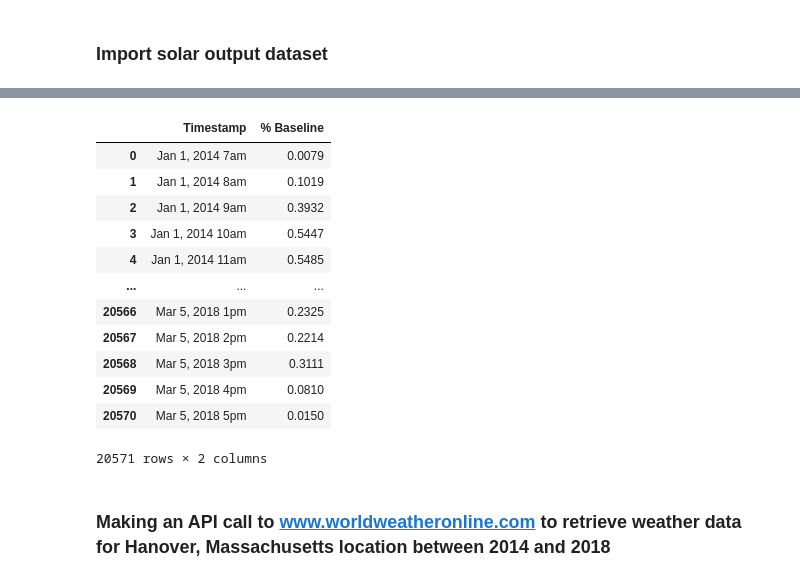
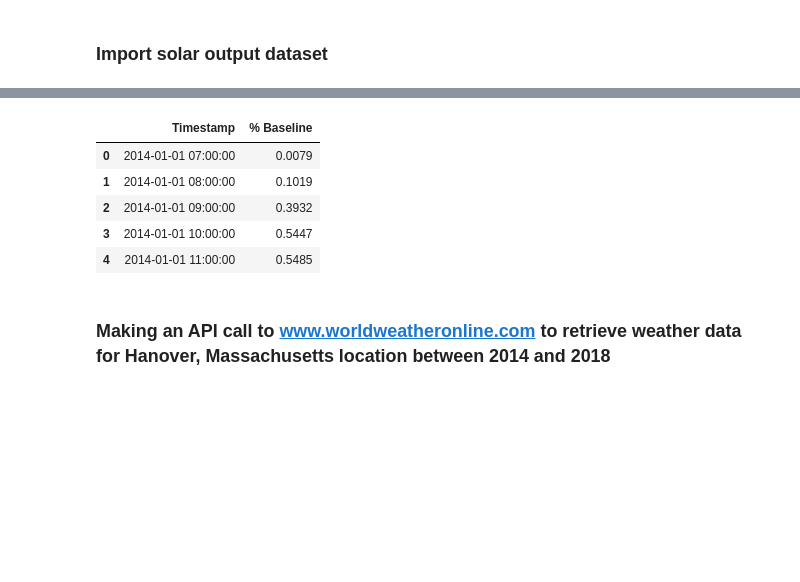
Before and after one commit to mriganv/Machine-Learning-Model-for-Solar-Energy-Forecast, a Jupyter notebook: Solar Energy Forecasting Model -Linear Regression.ipynb, the cells around one changed output, grey strips where cells are left out. Cells and saved outputs as stored; diff of their text form; code cells hidden in the pictures; blank space fills up the shorter version.

```diff
--- a/Solar Energy Forecasting Model -Linear Regression.ipynb
+++ b/Solar Energy Forecasting Model -Linear Regression.ipynb
@@ -33,21 +26,14 @@ del data['City']
 del data['County']
 del data['State']
 # %%
-data
+data.head(5)
 # %% [output]
 |  | Timestamp | % Baseline |
-| 0 | Jan 1, 2014 7am | 0.0079 |
-| 1 | Jan 1, 2014 8am | 0.1019 |
-| 2 | Jan 1, 2014 9am | 0.3932 |
-| 3 | Jan 1, 2014 10am | 0.5447 |
-| 4 | Jan 1, 2014 11am | 0.5485 |
-| ... | ... | ... |
-| 20566 | Mar 5, 2018 1pm | 0.2325 |
-| 20567 | Mar 5, 2018 2pm | 0.2214 |
-| 20568 | Mar 5, 2018 3pm | 0.3111 |
-| 20569 | Mar 5, 2018 4pm | 0.0810 |
-| 20570 | Mar 5, 2018 5pm | 0.0150 |
+| 0 | 2014-01-01 07:00:00 | 0.0079 |
+| 1 | 2014-01-01 08:00:00 | 0.1019 |
+| 2 | 2014-01-01 09:00:00 | 0.3932 |
+| 3 | 2014-01-01 10:00:00 | 0.5447 |
+| 4 | 2014-01-01 11:00:00 | 0.5485 |
-20571 rows × 2 columns
 # %%
 #Change Timestamp column to datetime
 data['Timestamp'] = pd.to_datetime(data['Timestamp'])
```
Also changed, not shown: parts of 2 cells of this notebook.
